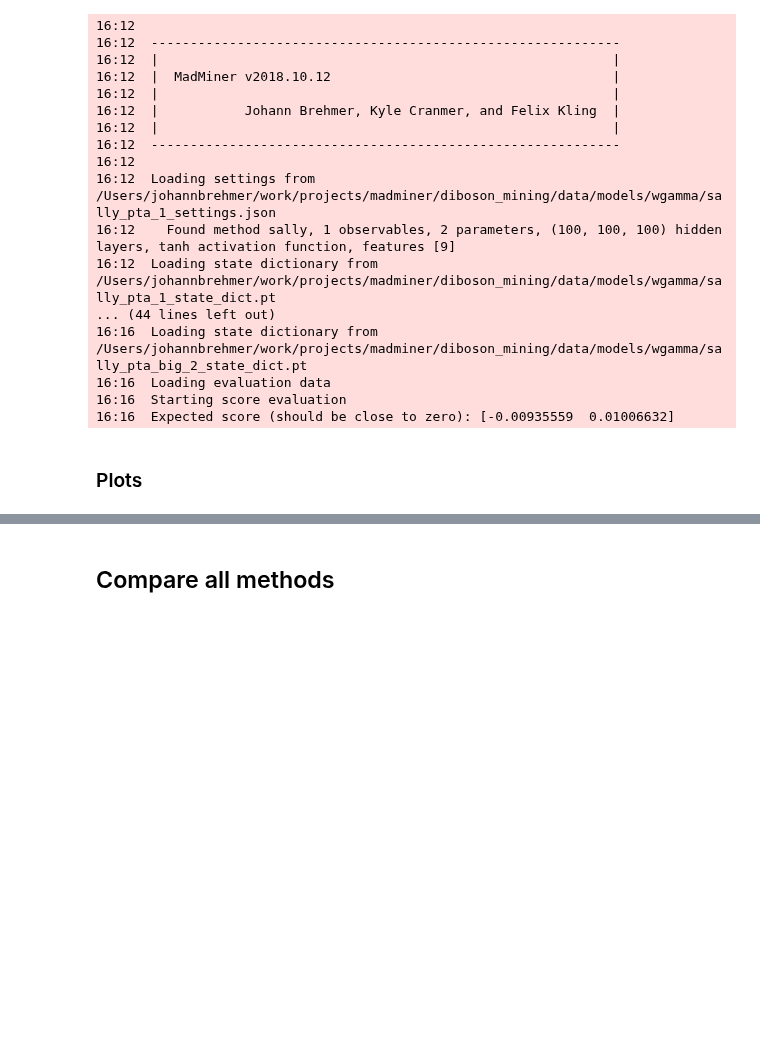
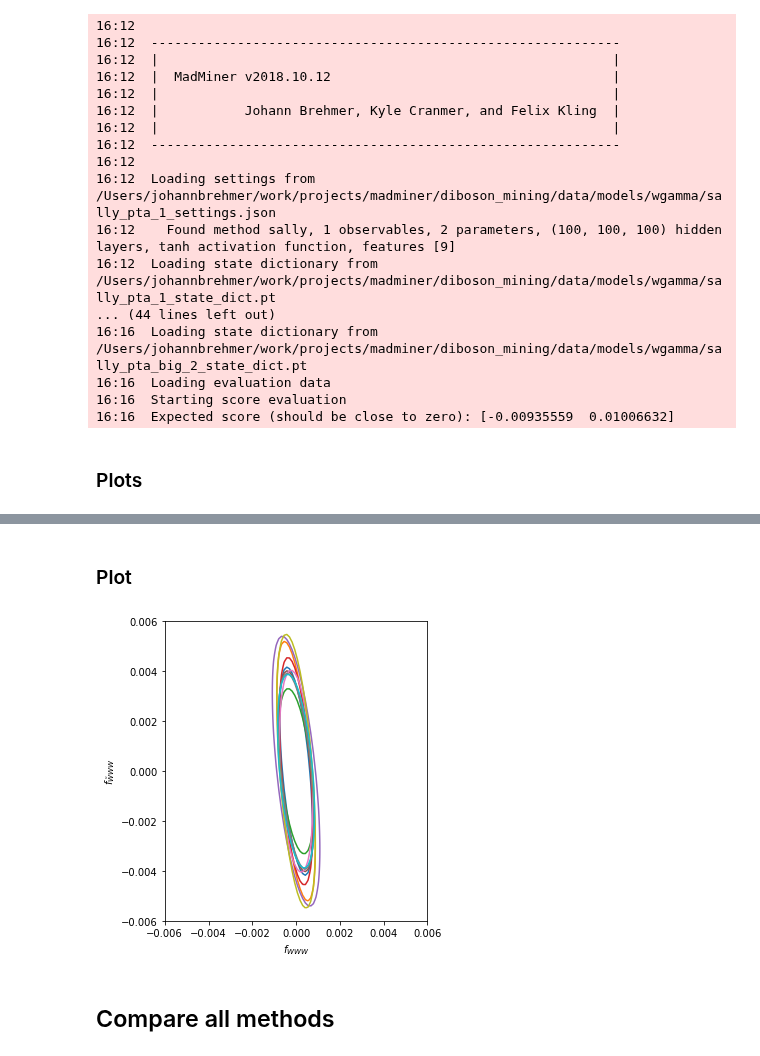
Before and after one commit to dlvp/diboson_mining, a Jupyter notebook: notebooks/wgamma/06_fisher_information.ipynb, the cells around one changed output, grey strips where cells are left out. Saved outputs shown, nothing was run; the diff lists cells and outputs as text; code cells hidden in the pictures; blank space fills up the shorter version.

```diff
--- a/notebooks/wgamma/06_fisher_information.ipynb
+++ b/notebooks/wgamma/06_fisher_information.ipynb
@@ -143,0 +146,12 @@ plt.savefig('ml_vs_histo_check.pdf')
+# %%
+fisher_infos_detector_variations = []
+
+for i in range(10):
+    fisher_infos_detector_variations.append(
+        fisher.calculate_fisher_information_full_detector(
+            theta=[0.,0.],
+            luminosity=300000.,
+            model_file=model_dir + 'sally_all_' + str(i),
+            unweighted_x_sample_file = sample_dir + 'test_local/x_test.npy'
+        )
+    )
@@ -144,3 +176,21 @@ plt.savefig('ml_vs_histo_check.pdf')
+# %% [markdown]
+### Plot
+# %%
+xmax = 0.006
+
+fig = plot_fisher_information_contours_2d(
+    fisher_information_matrices=fisher_infos_detector_variations,
+    contour_distance=1.,
+    xrange=(-xmax,xmax),
+    yrange=(-xmax,xmax),
+    xlabel=r'$f_{WWW}$',
+    ylabel=r'$f_{\tilde{W}WW}$',
+    linestyles=['-' for _ in fisher_infos_detector_variations]
+)
+
+plt.savefig('full_sally_fisher_info_consistency.pdf')
+# %% [output]
+[figure, added]
 # %% [markdown]
 ## Compare all methods
 # %% [markdown]
```
Also changed, not shown: parts of 8 cells of this notebook, 6 other files.
